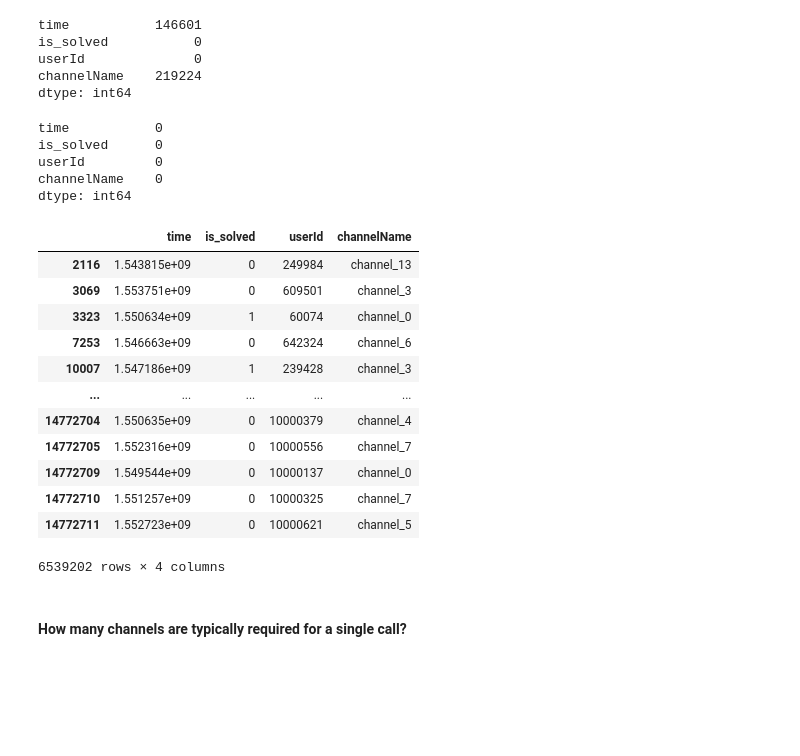
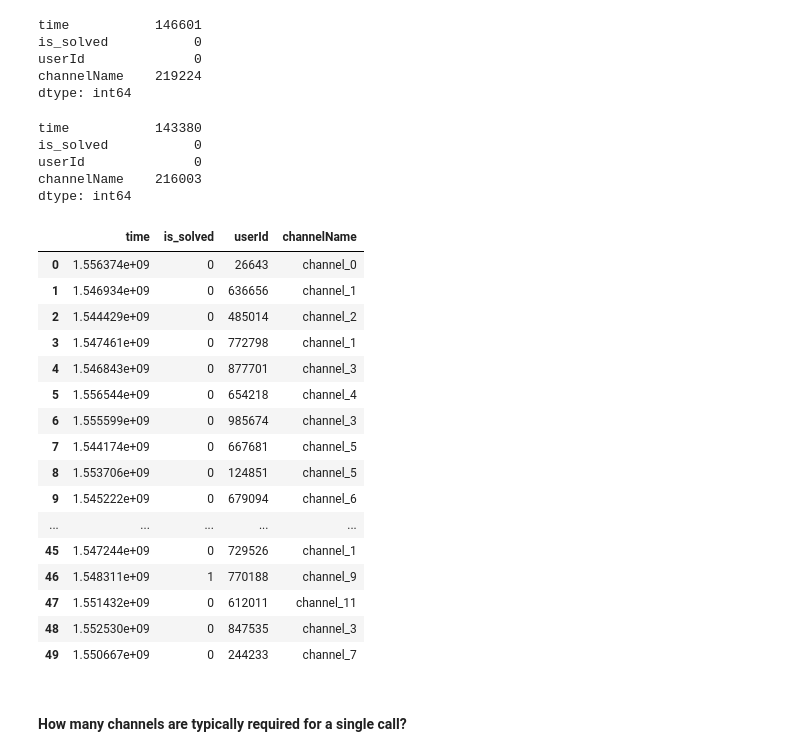
Before and after one commit to adrioui/data-exploration, a Jupyter notebook: Data Exploration.ipynb, the cells around one changed output. Cells and saved outputs as stored; diff of their text form; code cells hidden in the pictures; blank space fills up the shorter version.

```diff
--- a/Data Exploration.ipynb
+++ b/Data Exploration.ipynb
@@ -59,35 +75,39 @@ userId              0
 channelName    219224
 dtype: int64
 # %%
-# Drop all rows with any NaN and NaT values
-df1 = df.dropna()
+# Drop all rows with all NaN and NaT values in "channelName" and "time" columns
+filt = df[(df["channelName"].isnull()) & (df["time"].isnull())].index
+df1 = df.drop(filt).reset_index().drop("index", axis=1)
-# %%
-# Confirm the dataframe
-df1.isnull().sum()
-# %% [output]
-time           0
-is_solved      0
-userId         0
-channelName    0
-dtype: int64
+# %%
+# Confirm the deletion
+df1.isnull().sum()
+# %% [output]
+time           143380
+is_solved           0
+userId              0
+channelName    216003
+dtype: int64
 # %%
 # Check if there are some duplicates
-filt = df1["time"].duplicated()
-df1[filt]
+df1.head(50)
 # %% [output]
 |  | time | is_solved | userId | channelName |
-| 2116 | 1.543815e+09 | 0 | 249984 | channel_13 |
-| 3069 | 1.553751e+09 | 0 | 609501 | channel_3 |
-| 3323 | 1.550634e+09 | 1 | 60074 | channel_0 |
-| 7253 | 1.546663e+09 | 0 | 642324 | channel_6 |
-| 10007 | 1.547186e+09 | 1 | 239428 | channel_3 |
+| 0 | 1.556374e+09 | 0 | 26643 | channel_0 |
+| 1 | 1.546934e+09 | 0 | 636656 | channel_1 |
+| 2 | 1.544429e+09 | 0 | 485014 | channel_2 |
+| 3 | 1.547461e+09 | 0 | 772798 | channel_1 |
+| 4 | 1.546843e+09 | 0 | 877701 | channel_3 |
+| 5 | 1.556544e+09 | 0 | 654218 | channel_4 |
+| 6 | 1.555599e+09 | 0 | 985674 | channel_3 |
+| 7 | 1.544174e+09 | 0 | 667681 | channel_5 |
+| 8 | 1.553706e+09 | 0 | 124851 | channel_5 |
+| 9 | 1.545222e+09 | 0 | 679094 | channel_6 |
 | ... | ... | ... | ... | ... |
-| 14772704 | 1.550635e+09 | 0 | 10000379 | channel_4 |
-| 14772705 | 1.552316e+09 | 0 | 10000556 | channel_7 |
-| 14772709 | 1.549544e+09 | 0 | 10000137 | channel_0 |
-| 14772710 | 1.551257e+09 | 0 | 10000325 | channel_7 |
-| 14772711 | 1.552723e+09 | 0 | 10000621 | channel_5 |
+| 45 | 1.547244e+09 | 0 | 729526 | channel_1 |
+| 46 | 1.548311e+09 | 1 | 770188 | channel_9 |
+| 47 | 1.551432e+09 | 0 | 612011 | channel_11 |
+| 48 | 1.552530e+09 | 0 | 847535 | channel_3 |
+| 49 | 1.550667e+09 | 0 | 244233 | channel_7 |
-6539202 rows × 4 columns
 # %% [markdown]
 #### How many channels are typically required for a single call?
 # %%
```
Also changed, not shown: parts of 2 cells of this notebook.
